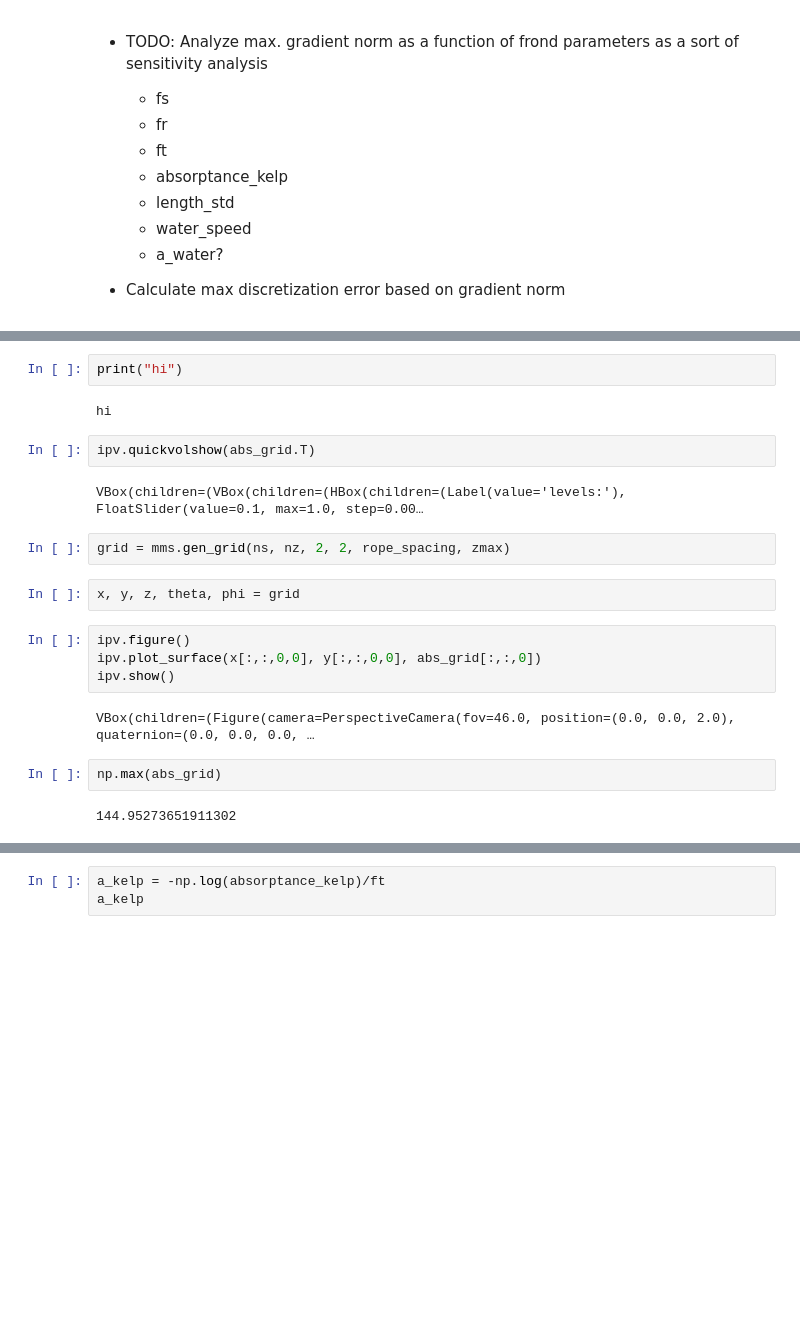
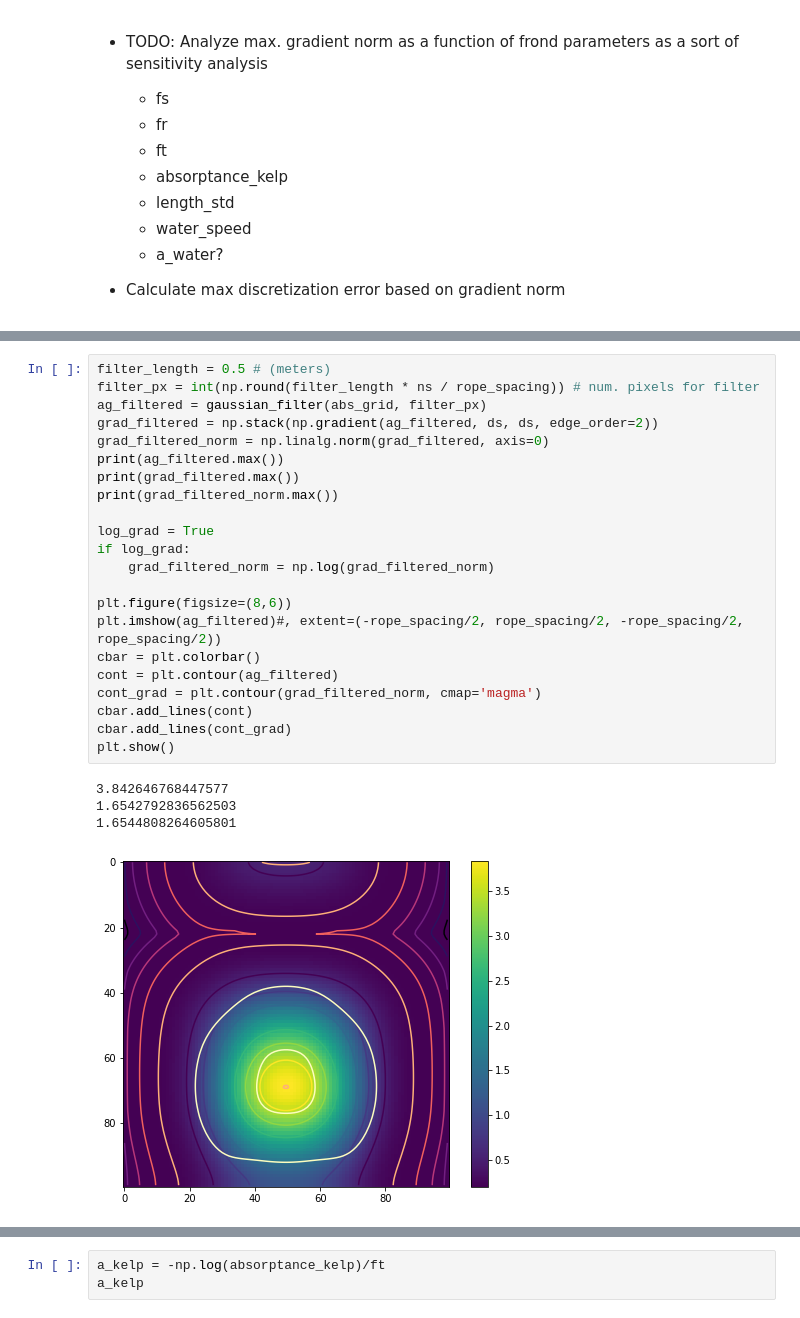
Before and after one commit to OliverEvans96/kelp, a Jupyter notebook: code/python/VerificationOfCalculations.ipynb, the cells around one changed output, grey strips where cells are left out. Saved outputs shown, nothing was run; the diff lists cells and outputs as text; blank space fills up the shorter version.

```diff
--- a/code/python/VerificationOfCalculations.ipynb
+++ b/code/python/VerificationOfCalculations.ipynb
@@ -846,22 +887,27 @@ plt.colorbar()
-# %%
-print("hi")
-# %% [output]
-hi
-# %%
-ipv.quickvolshow(abs_grid.T)
-# %% [output]
-VBox(children=(VBox(children=(HBox(children=(Label(value='levels:'), FloatSlider(value=0.1, max=1.0, step=0.00…
-# %%
-grid = mms.gen_grid(ns, nz, 2, 2, rope_spacing, zmax)
-# %%
-x, y, z, theta, phi = grid
-# %%
-ipv.figure()
-ipv.plot_surface(x[:,:,0,0], y[:,:,0,0], abs_grid[:,:,0])
-ipv.show()
-# %% [output]
-VBox(children=(Figure(camera=PerspectiveCamera(fov=46.0, position=(0.0, 0.0, 2.0), quaternion=(0.0, 0.0, 0.0, …
-# %%
-np.max(abs_grid)
-# %% [output]
-144.95273651911302
+# %%
+filter_length = 0.5 # (meters)
+filter_px = int(np.round(filter_length * ns / rope_spacing)) # num. pixels for filter
+ag_filtered = gaussian_filter(abs_grid, filter_px)
+grad_filtered = np.stack(np.gradient(ag_filtered, ds, ds, edge_order=2))
+grad_filtered_norm = np.linalg.norm(grad_filtered, axis=0)
+print(ag_filtered.max())
+print(grad_filtered.max())
+print(grad_filtered_norm.max())
+
+log_grad = True
+if log_grad:
+    grad_filtered_norm = np.log(grad_filtered_norm)
+
+plt.figure(figsize=(8,6))
+plt.imshow(ag_filtered)#, extent=(-rope_spacing/2, rope_spacing/2, -rope_spacing/2, rope_spacing/2))
+cbar = plt.colorbar()
+cont = plt.contour(ag_filtered)
+cont_grad = plt.contour(grad_filtered_norm, cmap='magma')
+cbar.add_lines(cont)
+cbar.add_lines(cont_grad)
+plt.show()
+# %% [output]
+3.842646768447577
+1.6542792836562503
+1.6544808264605801
+[figure, added]
```
Also changed, not shown: parts of 9 cells of this notebook, 4 other files.
